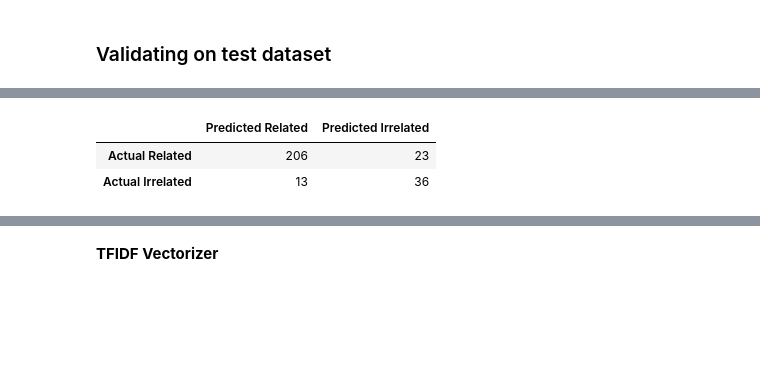
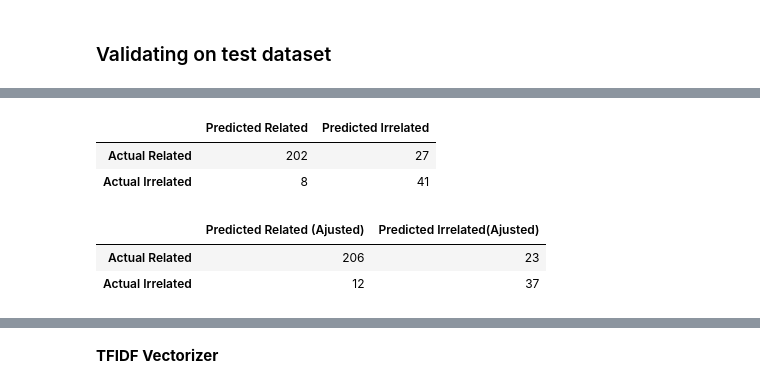
Before and after one commit to vivianyiny/eczema, a Jupyter notebook: Preprocessing & Modeling_tuning.ipynb, the cells around one changed output, grey strips where cells are left out. Cells and saved outputs as stored; diff of their text form; code cells hidden in the pictures; blank space fills up the shorter version.

```diff
--- a/Preprocessing & Modeling_tuning.ipynb
+++ b/Preprocessing & Modeling_tuning.ipynb
@@ -323,0 +214,6 @@ plot_precision_recall_vs_threshold(p, r, thresholds)
+# %%
+# Setting up the count vector pipeline
+
+cvec_svc_pipe = Pipeline([("cvec", CountVectorizer()),
+                          ("bestf",SelectKBest()),
+                          ("svc", SVC())])
@@ -323,0 +222,29 @@ plot_precision_recall_vs_threshold(p, r, thresholds)
+# %%
+# Setting CVEC and pipe hyperparameters
+cvec_linear_pipe_params = {"cvec__max_features": [None],
+                    "cvec__ngram_range" : [(1,2)],
+                    "cvec__stop_words"  : [stop_words],
+                    "cvec__binary"      : [True],
+                    "cvec__min_df"      : [2],
+                    "bestf__score_func" : [chi2],
+                    "bestf__k"          : [500],
+                    "svc__C"            : [0.1,0.3,0.9,2.7],
+                    "svc__kernel"       : ["linear"],
+                    "svc__probability"  : [True]}
+
+
+# Instantiating the grid search
+
+cvec_linear_svc_gs = GridSearchCV(cvec_svc_pipe,
+                           param_grid = cvec_linear_pipe_params,
+                           cv         = 10,
+                           scoring    = 'roc_auc'
+                           )
+
+
+# Fitting the model to the training data
+
+cvec_linear_svc_gs.fit(X_train, y_train)
+
+# print best parameter after tuning
+print(cvec_linear_svc_gs.best_params_)
@@ -377 +506,7 @@ Text(0, 0.5, 'Precision')
+# %%
+# Generating test predictions based on linear kernel
+
+cvec_linear_svc_preds_test       = cvec_linear_svc_gs.predict(X_test)
+
+cvec_linear_svc_score_test       = cvec_linear_svc_gs.decision_function(X_test)
 # %%
@@ -402,11 +523,22 @@ AUROC=0.9195258889582034 ; roc_auc_score= 0.9195258889582034 ; roc_auc_prob= 0.9
 # %%
-# Generating a confusion matrix on the test results
+# Generating a confusion matrix on the test results based on linear kernal
 
 metrics.confusion_matrix_dataframe(y_test,
-                                   cvec_svc_preds,
+                                   cvec_linear_svc_preds_test,
                                    columns = ["Predicted Related", "Predicted Irrelated"],
                                    index   = ["Actual Related", "Actual Irrelated"])
 # %% [output]
 |  | Predicted Related | Predicted Irrelated |
-| Actual Related | 206 | 23 |
-| Actual Irrelated | 13 | 36 |
+| Actual Related | 202 | 27 |
+| Actual Irrelated | 8 | 41 |
+# %%
+# Generating a confusion matrix on the test results based on linear kernal
+
+metrics.confusion_matrix_dataframe(y_test,
+                                   cvec_linear_svc_preds_test_new,
+                                   columns = ["Predicted Related (Ajusted)", "Predicted Irrelated(Ajusted)"],
+                                   index   = ["Actual Related", "Actual Irrelated"])
+# %% [output]
+|  | Predicted Related (Ajusted) | Predicted Irrelated(Ajusted) |
+| Actual Related | 206 | 23 |
+| Actual Irrelated | 12 | 37 |
```
Also changed, not shown: parts of 71 cells of this notebook.
